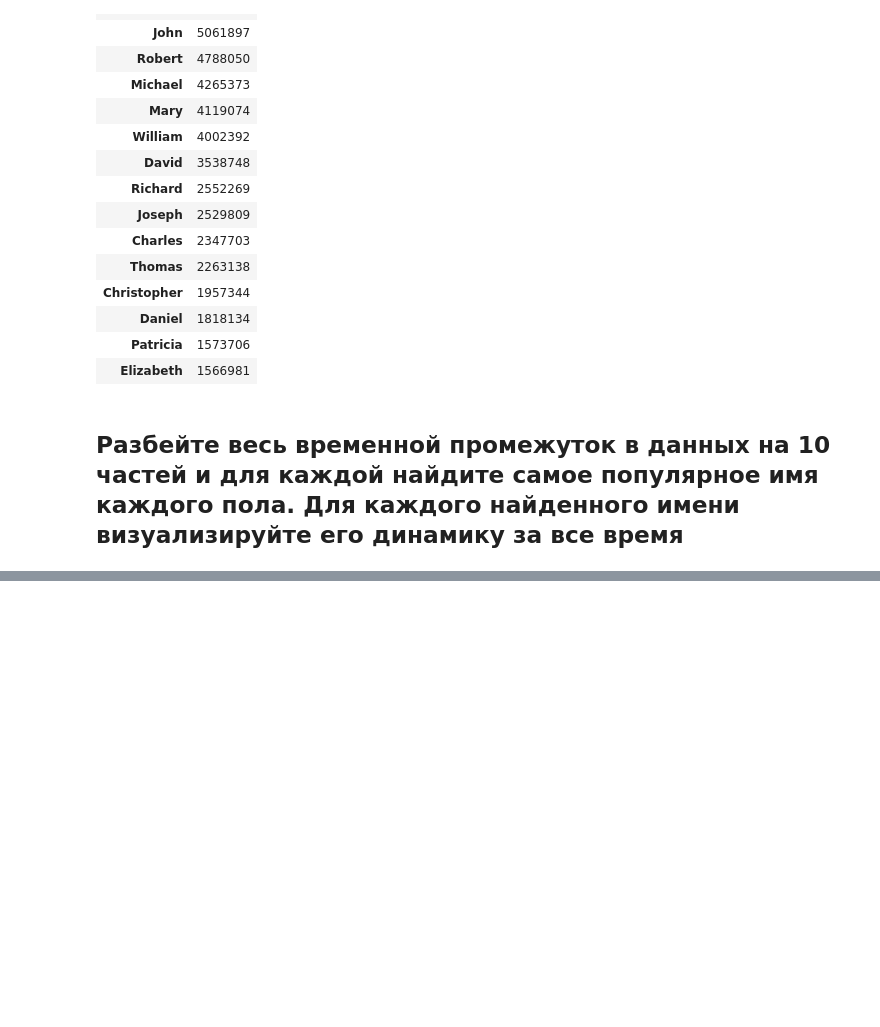
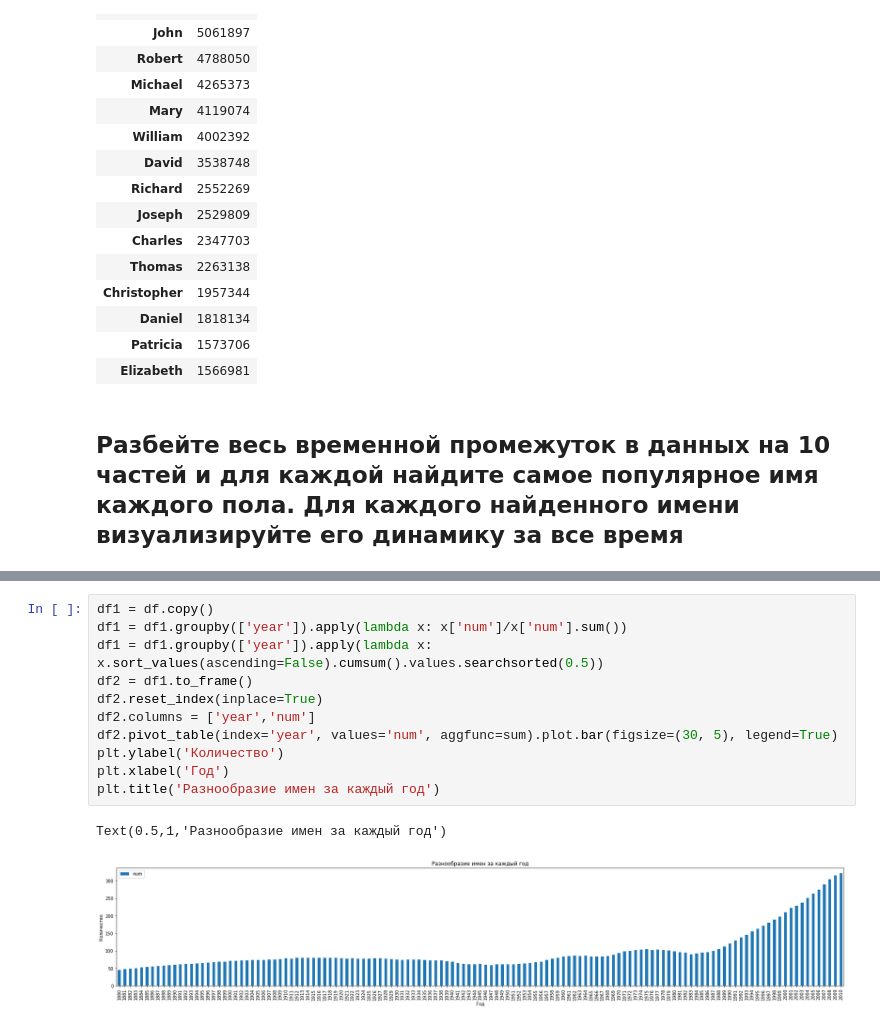
Before and after one commit to damu4/names_analysis, a Jupyter notebook: names_analysis.ipynb, the cells around one changed output, grey strips where cells are left out. Drawn from its saved outputs; the diff is of its cells as text; blank space fills up the shorter version.

```diff
--- a/names_analysis.ipynb
+++ b/names_analysis.ipynb
@@ -111,0 +114,14 @@ plt.grid(True)
+# %%
+df1 = df.copy()
+df1 = df1.groupby(['year']).apply(lambda x: x['num']/x['num'].sum())
+df1 = df1.groupby(['year']).apply(lambda x: x.sort_values(ascending=False).cumsum().values.searchsorted(0.5))
+df2 = df1.to_frame()
+df2.reset_index(inplace=True)
+df2.columns = ['year','num']
+df2.pivot_table(index='year', values='num', aggfunc=sum).plot.bar(figsize=(30, 5), legend=True)
+plt.ylabel('Количество')
+plt.xlabel('Год')
+plt.title('Разнообразие имен за каждый год')
+# %% [output]
+Text(0.5,1,'Разнообразие имен за каждый год')
+[figure, added]
```
Also changed, not shown: parts of 2 cells of this notebook.
